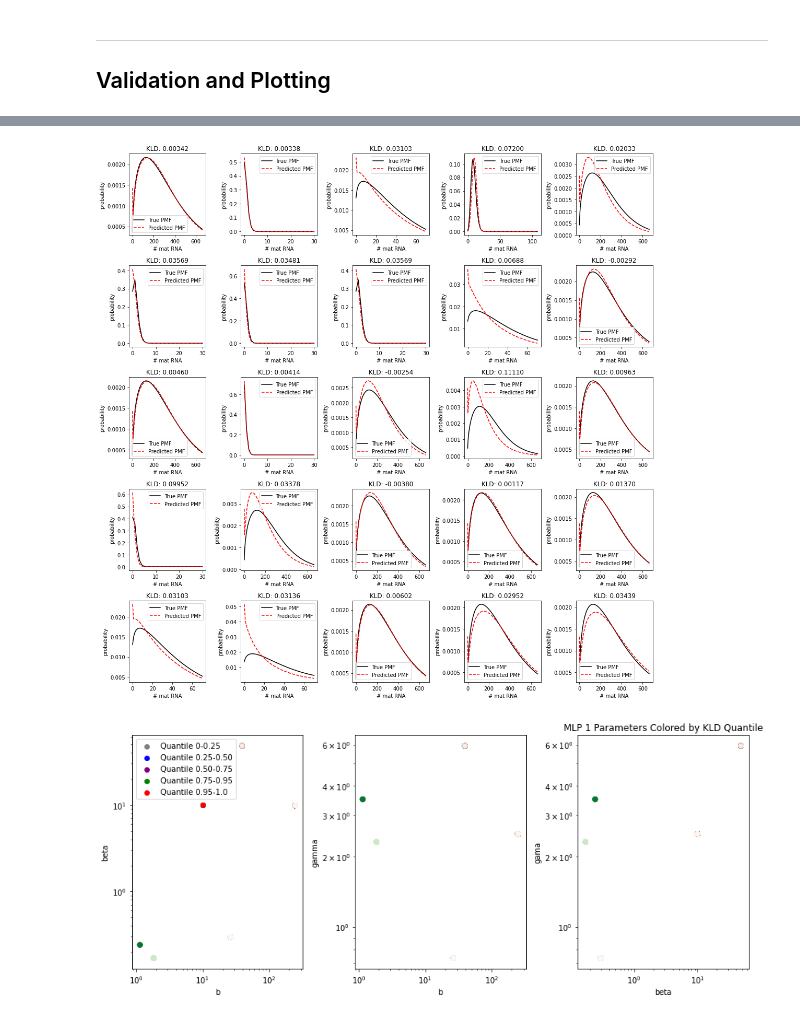
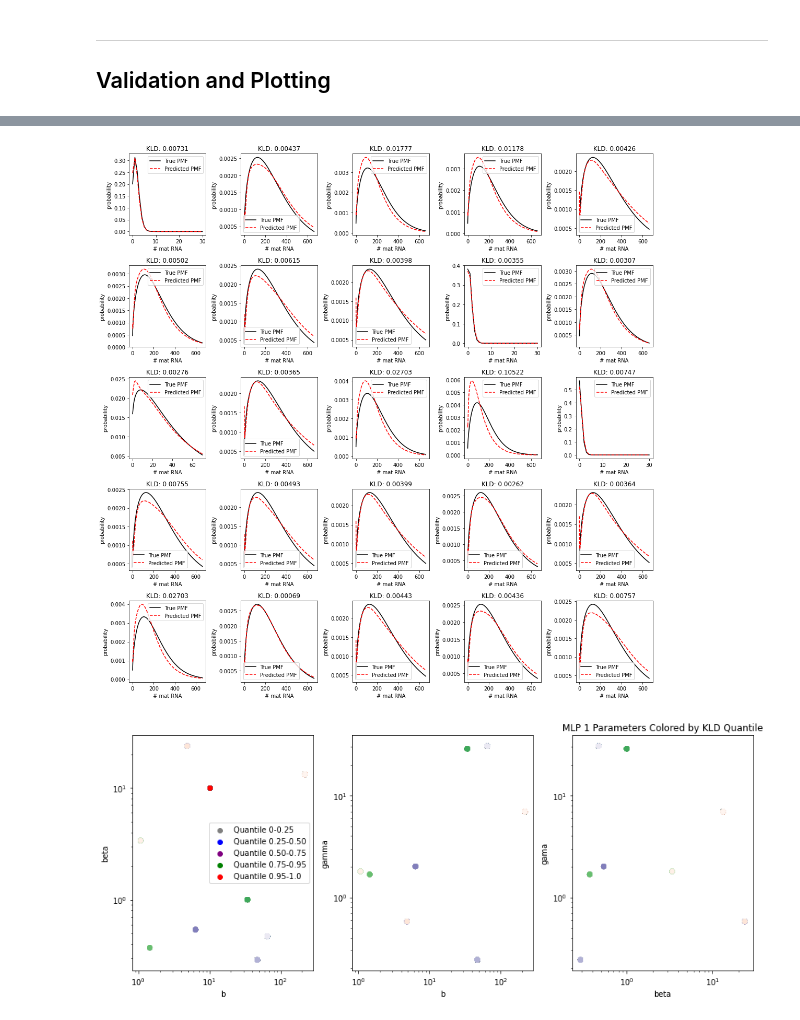
Before and after one commit to mtcarilli/CME_approximations, a Jupyter notebook: Conditional/Train_Conditional.ipynb, the cells around one changed output, grey strips where cells are left out. Saved outputs shown, nothing was run; the diff lists cells and outputs as text; code cells hidden in the pictures.

Commit message:
working on conditional training

```diff
--- a/Conditional/Train_Conditional.ipynb
+++ b/Conditional/Train_Conditional.ipynb
@@ -30,7 +30,6 @@ train_list,test_list = trc.get_file_paths(set_size = 256,
 Calculating ypred at runtime!
 # %%
 npdf = 10
-
 
 def get_NORM(npdf,quantiles='lin'):
     if quantiles == 'lin':
@@ -52,8 +51,7 @@ def generate_grid(logmean_cond,logstd_cond):
     return translin
 
 
-
-def get_ypred_at_RT(p,w,hyp,npdf=npdf,log=False):
+def get_ypred_at_RT(p,w,hyp,npdf=npdf,log=False,array=False):
     '''Given a parameter vector (tensor) and weights (tensor), and hyperparameter,
     calculates ypred (Y) at runtime.'''
 
@@ -100,6 +98,8 @@ def get_ypred_at_RT(p,w,hyp,npdf=npdf,log=False):
 #     p_nb = 1/(1+s**2/grid)
     xgrid = torch.arange(xmax_m+1)
     Y = torch.zeros(xmax_m+1)
+    if array == True:
+        Y_array = torch.zeros((npdf,xmax_m+1))
     GAMMALN_XGRID = lnfactorial[1:len(xgrid)+1]
 
     for i in range(npdf):
@@ -109,6 +109,8 @@ def get_ypred_at_RT(p,w,hyp,npdf=npdf,log=False):
                 - xgrid*torch.log(r[i] + grid[i]) + grid[i] \
                 + r[i]*torch.log(r[i]/(r[i]+grid[i]))
         Y += w[i]*torch.exp(l)
+        if array == True:
+            Y_array[i] = w[i]*torch.exp(l)
         #Y += torch.log(w[i])+l
 
 #     for i in range(npdf):
@@ -118,10 +120,9 @@ def get_ypred_at_RT(p,w,hyp,npdf=npdf,log=False):
 #         Y += w[i]*torch.exp(l)
     EPS = 1e-40
     Y[Y<EPS]=EPS
-    if (Y==0).sum() > 0:
-        print('underflow in the ypred function')
-    if torch.isnan(torch.sum(Y)) == True:
-        print(p_vec,Y)
+    if array == True:
+        Y_array[Y_array<EPS] = EPS
+        return Y_array
 
     return Y
 # %% [markdown]
@@ -144,13 +145,14 @@ model_config = {
     'h1_dim' : 256,
     'h2_dim' : 256,
     'norm_type' : 'softmax',
-    'num_training_params': 200, #is this ever actually used? -- yes, in metadata
+    'num_training_params': 10000, #is this ever actually used? -- yes, in metadata,
+    'quantiles' : 'cheb'
 }
 
 train_config = {
     'num_epochs' : 10,
     'lr' : 1e-3,
-    'batchsize' : 256,
+    'batchsize' : 100,
     'metric' : 'kld',
 }
 # %% [markdown]
@@ -177,6 +175,6 @@ importlib.reload(trc)
 # %%
 t1 = time.time()
-e,t,model = trc.train(train_list[0:2560],test_list[:200],model_config,train_config,get_ypred_at_RT)
+e,t,model = trc.train(train_list[0:10000],test_list[0:400],model_config,train_config,get_ypred_at_RT)
 t2 = time.time()
 dt = t2-t1
 print(t2-t1)
@@ -289,8 +240,0 @@ for i in range(len(train_list_log)):
-# %%
-t1 = time.time()
-ypred_fun = lambda p,w,hyp: get_ypred_at_RT(p,w,hyp,log=True)
-e,t,model = trc.train(train_list_log[:1000],test_list_log[:200],model_config,train_config,ypred_fun)
-t2 = time.time()
-
-dt = t2-t1
-print(t2-t1)
@@ -307,8 +246,8 @@ doesn't work yet.
 # %%
-ttc.plot_PMF_grid(test_list[:500],npdf,5,5,model,get_ypred_at_RT,kld=True)
+ttc.plot_PMF_grid(train_list[:500],npdf,5,5,model,get_ypred_at_RT,kld=True,normalize=True)
 # %% [output]
-[figure, old version]
+[figure, new version]
 # %%
-ttc.plot_param_quantiles(klds=metrics,train_list=train_list[0:500],model=model)
+ttc.plot_param_quantiles(klds=metrics,train_list=test_list[1000:2000],model=model)
 # %% [output]
-[figure, old version]
+[figure, new version]
```
Also changed, not shown: parts of 25 cells of this notebook, 2 other files.
